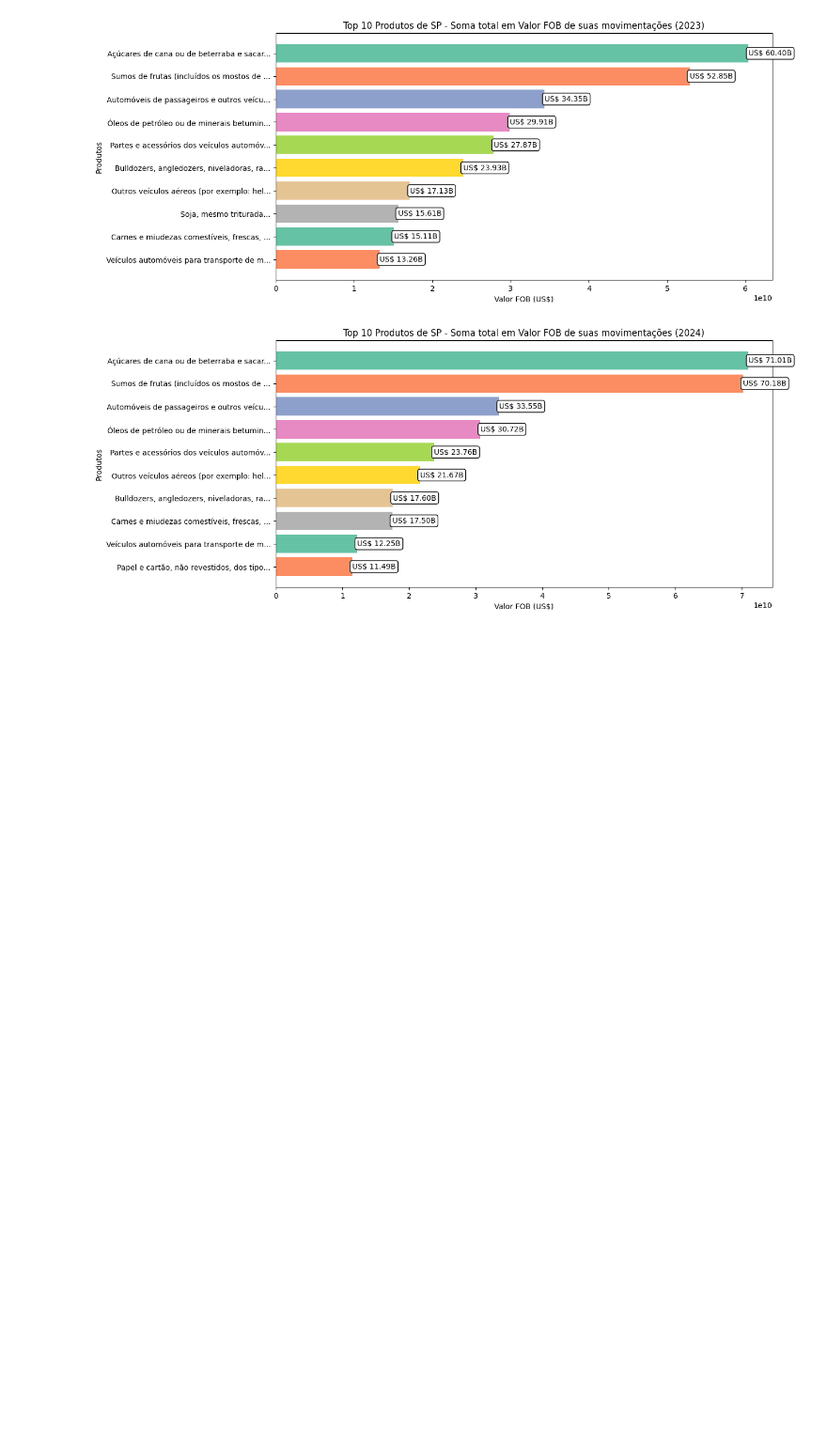
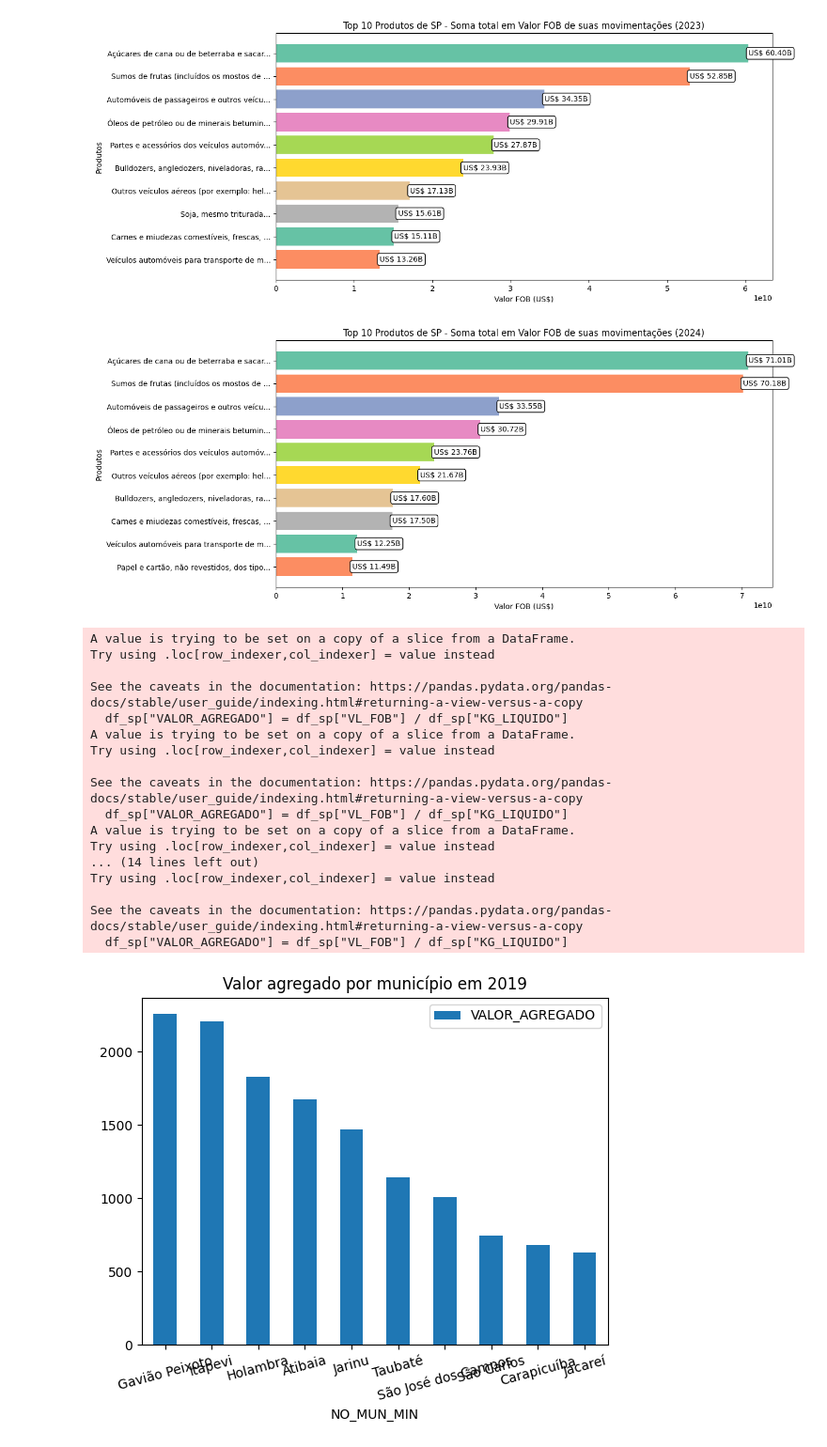
Before and after one commit to kakashinho/API-Crows, a Jupyter notebook: Docs/Google Colab/todos_os_graficos.ipynb, the cells around one changed output. Shown at 94% size. Drawn from its saved outputs; the diff is of its cells as text; code cells hidden in the pictures; blank space fills up the shorter version.

Commit message:
Adicionado o gráfico de valor agregado por município

```diff
--- a/Docs/Google Colab/todos_os_graficos.ipynb
+++ b/Docs/Google Colab/todos_os_graficos.ipynb
@@ -336,3 +336,74 @@ for year in range(2019, 2025):
 [figure]
 [figure]
 [figure]
+# %%
+for year in range(2019, 2025):
+    url = url = f'https://balanca.economia.gov.br/balanca/bd/comexstat-bd/mun/EXP_{year}_MUN.csv'
+    df = pd.read_csv(url, sep=";", encoding="latin1")
+
+    #vendo se tem campo vazio
+    df.isna().sum()
+    df_mun.isna().sum()
+    df_sh4.isna().sum()
+
+    #vendo se tem campo duplicado
+    df.loc[df.duplicated()]
+    df_mun.loc[df_mun.duplicated()]
+    df_sh4.loc[df_sh4.duplicated()]
+
+    # Filtrar dados para o estado de São Paulo (SP)
+    df_sp = df[df["SG_UF_MUN"] == "SP"]
+
+    # Calcular valor agregado (VL_FOB / KG_LIQUIDO)
+    df_sp["VALOR_AGREGADO"] = df_sp["VL_FOB"] / df_sp["KG_LIQUIDO"]
+
+    # Tratar casos onde KG_LIQUIDO é zero para evitar divisão por zero
+    df_sp = df_sp[df_sp["KG_LIQUIDO"] > 0]
+
+    # Agrupar por município e SH4 e calcular a média do valor agregado
+    municipios_agregado = df_sp.groupby(["CO_MUN", "SG_UF_MUN", "SH4"])['VALOR_AGREGADO'].mean().reset_index()
+
+    # Renomear coluna para compatibilidade com a base de municípios
+    df_mun = df_mun.rename(columns={"CO_MUN_GEO": "CO_MUN"})
+
+    # Mesclar com os nomes dos municípios
+    municipios_agregado = municipios_agregado.merge(df_mun, on=["CO_MUN"], how="left")
+
+    # Renomear coluna para compatibilidade com a base de produtos
+    df_sh4 = df_sh4.rename(columns={"CO_SH4": "SH4", "NO_SH4_POR": "PRODUTO"})
+
+    # Mesclar com os nomes dos produtos
+    municipios_agregado = municipios_agregado.merge(df_sh4, on=["SH4"], how="left")
+
+    # Agrupar por município e calcular a média do valor agregado por município
+    municipios_agregado = municipios_agregado.groupby(['NO_MUN_MIN'])['VALOR_AGREGADO'].mean().reset_index()
+
+    # Selecionar colunas relevantes e ordenar
+    municipios_top10 = municipios_agregado.sort_values(by="VALOR_AGREGADO", ascending=False).head(10)
+
+    #fazendo o gráfico por valor agregado dos top 10 municípios
+    municipios_top10.plot.bar(title=f'Valor agregado por município em {year}',
+                            x='NO_MUN_MIN',
+                            y='VALOR_AGREGADO',
+                            rot=15)
+
+    # obs: adicionar matplotlib
+# %% [output]
+A value is trying to be set on a copy of a slice from a DataFrame.
+Try using .loc[row_indexer,col_indexer] = value instead
+
+See the caveats in the documentation: https://pandas.pydata.org/pandas-docs/stable/user_guide/indexing.html#returning-a-view-versus-a-copy
+  df_sp["VALOR_AGREGADO"] = df_sp["VL_FOB"] / df_sp["KG_LIQUIDO"]
+A value is trying to be set on a copy of a slice from a DataFrame.
+Try using .loc[row_indexer,col_indexer] = value instead
+
+See the caveats in the documentation: https://pandas.pydata.org/pandas-docs/stable/user_guide/indexing.html#returning-a-view-versus-a-copy
+  df_sp["VALOR_AGREGADO"] = df_sp["VL_FOB"] / df_sp["KG_LIQUIDO"]
+A value is trying to be set on a copy of a slice from a DataFrame.
+Try using .loc[row_indexer,col_indexer] = value instead
+... (14 lines left out)
+Try using .loc[row_indexer,col_indexer] = value instead
+
+See the caveats in the documentation: https://pandas.pydata.org/pandas-docs/stable/user_guide/indexing.html#returning-a-view-versus-a-copy
+  df_sp["VALOR_AGREGADO"] = df_sp["VL_FOB"] / df_sp["KG_LIQUIDO"]
+[figure, added]
```
Also changed, not shown: parts of 1 cell of this notebook.
